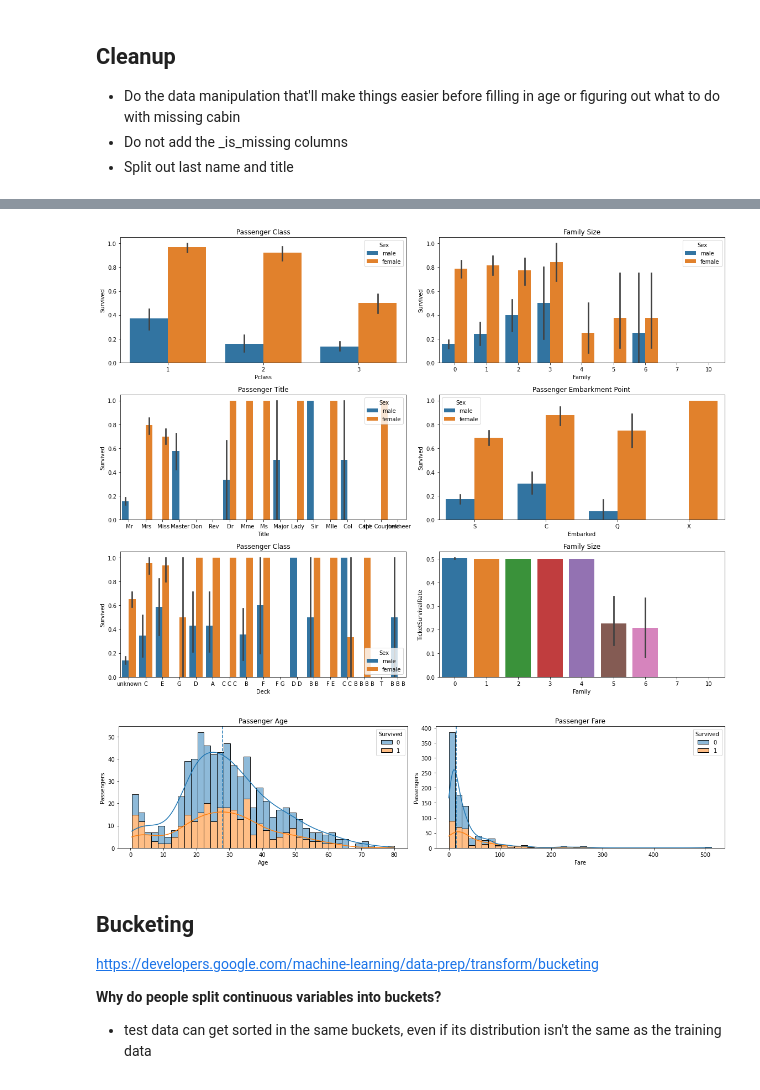
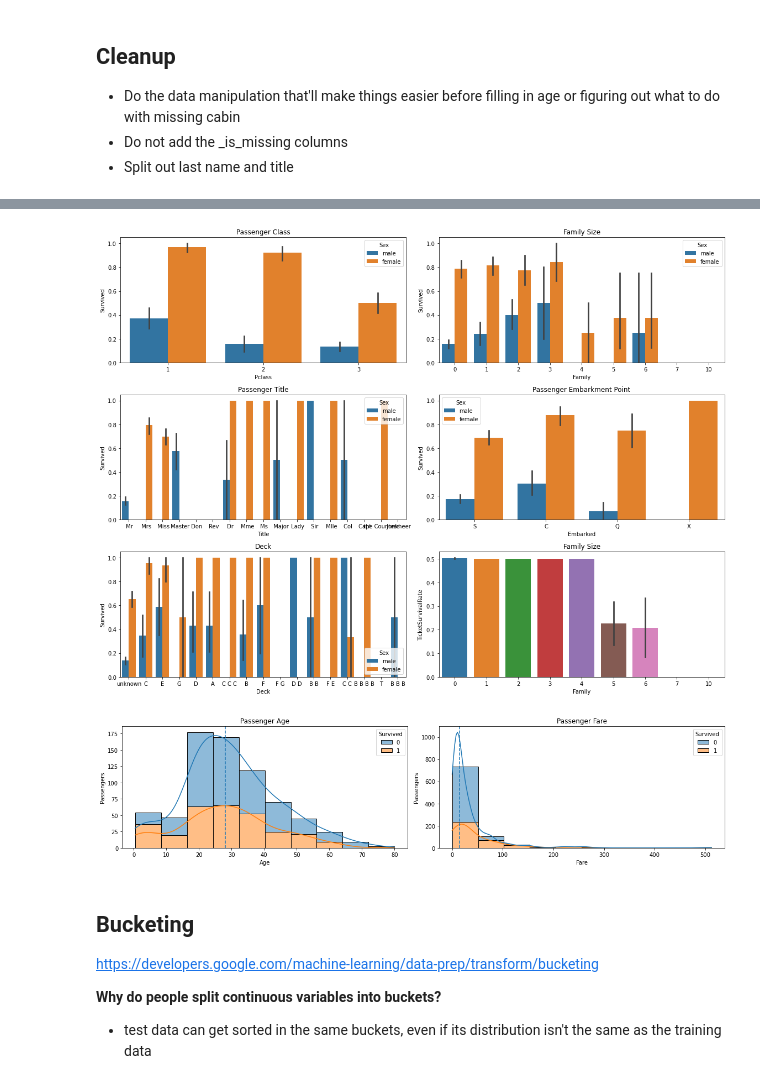
Before and after one commit to dray-the-sea/kaggle-titanic, a Jupyter notebook: notebooks/data-exploration2.ipynb, the cells around one changed output, grey strips where cells are left out. Drawn from its saved outputs; the diff is of its cells as text; code cells hidden in the pictures.

```diff
--- a/notebooks/data-exploration2.ipynb
+++ b/notebooks/data-exploration2.ipynb
@@ -94,6 +94,7 @@ df["Family"] = df.SibSp+df.Parch
 df.Embarked.fillna("X", inplace=True)
 df[['LastName','TitleFirstName']] = df.Name.str.split(',', expand=True)
 df['Title'] = df.TitleFirstName.apply(lambda x: x.split('.') [0])
+df.Title = df.Title.str.replace(' ', '')
 df = df.drop(['Name', 'SibSp', "Parch", 'TitleFirstName'], axis=1)
 
 df["TicketSurvivalRate"] = .5
@@ -168,7 +152,7 @@ ax[1,1].set_title("Passenger Embarkment Point")
 
 # survival vs. Deck
 sns.barplot(data=df, x='Deck', y='Survived', hue='Sex', ax=ax[2,0])
-ax[2,0].set_title("Passenger Class")
+ax[2,0].set_title("Deck")
 
 # survival vs. Ticket
 sns.barplot(data=df, x='Family', y='TicketSurvivalRate', ax=ax[2,1])
@@ -176,26 +160,26 @@ ax[2,1].set_title("Family Size")
 
 plt.tight_layout();
 # %% [output]
-[figure, old version]
+[figure, new version]
 # %%
 fig, ax = plt.subplots(figsize=(16,4), ncols=2)
 
 # Age
-sns.histplot(data=df, x='Age', hue='Survived', kde=True, multiple='stack', bins=40, ax=ax[0])
+sns.histplot(data=df, x='Age', hue='Survived', kde=True, multiple='stack', bins=10, ax=ax[0])
 ax[0].axvline(df.Age.median(),linestyle="--" )
 ax[0].set_title("Passenger Age")
 ax[0].set_ylabel("Passengers")
 
 # survival vs. Fare
-sns.histplot(data=df, x='Fare', hue='Survived', kde=True, multiple='stack', bins=40, ax=ax[1])
+sns.histplot(data=df, x='Fare', hue='Survived', kde=True, multiple='stack', bins=10, ax=ax[1])
 ax[1].axvline(df.Fare.median(),linestyle="--" )
 ax[1].set_title("Passenger Fare")
 ax[1].set_ylabel("Passengers")
 
 
 plt.tight_layout();
 # %% [output]
-[figure, old version]
+[figure, new version]
 # %% [markdown]
 ## Bucketing
 
```
Also changed, not shown: parts of 20 cells of this notebook, 8 other files.
